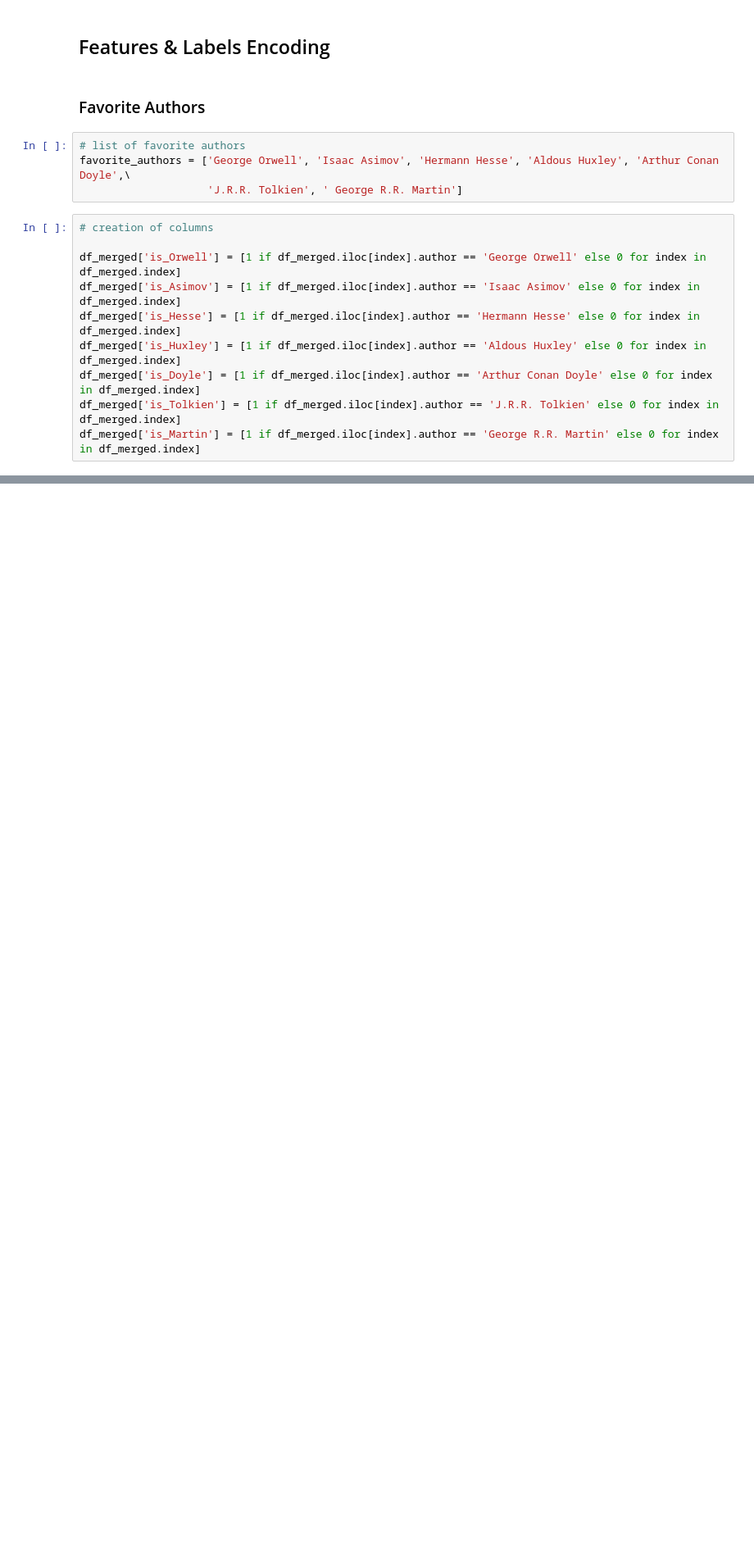
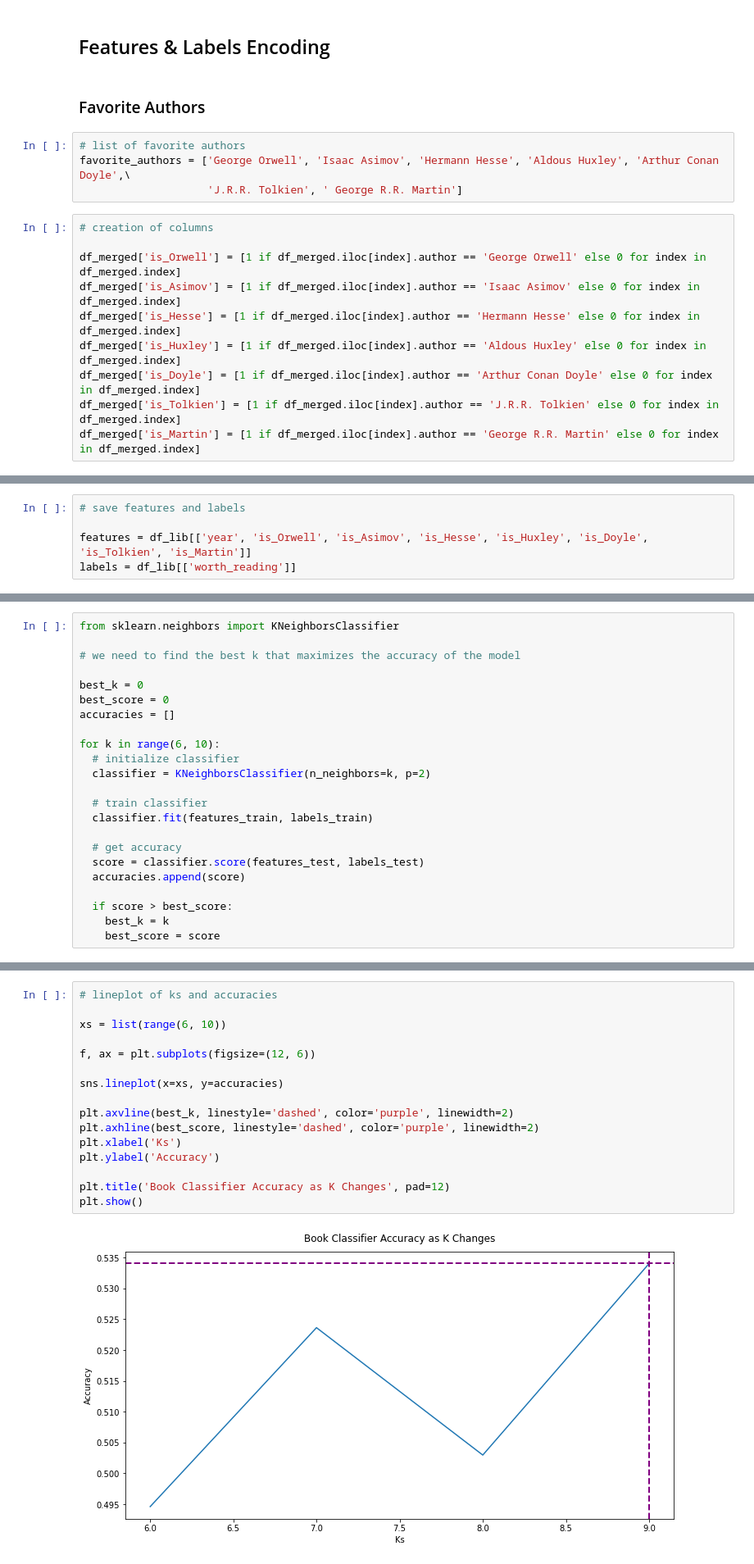
Before and after one commit to princeKike27/Book-Classifier, a Jupyter notebook: BookClassifieripynb.ipynb, the cells around one changed output, grey strips where cells are left out. Shown at 82% size. Cells and saved outputs as stored; diff of their text form; blank space fills up the shorter version.

```diff
--- a/BookClassifieripynb.ipynb
+++ b/BookClassifieripynb.ipynb
@@ -494,0 +560,5 @@ df_merged.head()
+# %%
+# save features and labels
+
+features = df_lib[['year', 'is_Orwell', 'is_Asimov', 'is_Hesse', 'is_Huxley', 'is_Doyle', 'is_Tolkien', 'is_Martin']]
+labels = df_lib[['worth_reading']]
@@ -494,0 +619,23 @@ df_merged.head()
+# %%
+from sklearn.neighbors import KNeighborsClassifier
+
+# we need to find the best k that maximizes the accuracy of the model
+
+best_k = 0
+best_score = 0
+accuracies = []
+
+for k in range(6, 10):
+  # initialize classifier
+  classifier = KNeighborsClassifier(n_neighbors=k, p=2)
+
+  # train classifier
+  classifier.fit(features_train, labels_train)
+
+  # get accuracy
+  score = classifier.score(features_test, labels_test)
+  accuracies.append(score)
+
+  if score > best_score:
+    best_k = k
+    best_score = score
@@ -494,0 +649,18 @@ df_merged.head()
+# %%
+# lineplot of ks and accuracies
+
+xs = list(range(6, 10))
+
+f, ax = plt.subplots(figsize=(12, 6))
+
+sns.lineplot(x=xs, y=accuracies)
+
+plt.axvline(best_k, linestyle='dashed', color='purple', linewidth=2)
+plt.axhline(best_score, linestyle='dashed', color='purple', linewidth=2)
+plt.xlabel('Ks')
+plt.ylabel('Accuracy')
+
+plt.title('Book Classifier Accuracy as K Changes', pad=12)
+plt.show()
+# %% [output]
+[figure, added]
```
Also changed, not shown: parts of 30 cells of this notebook.
